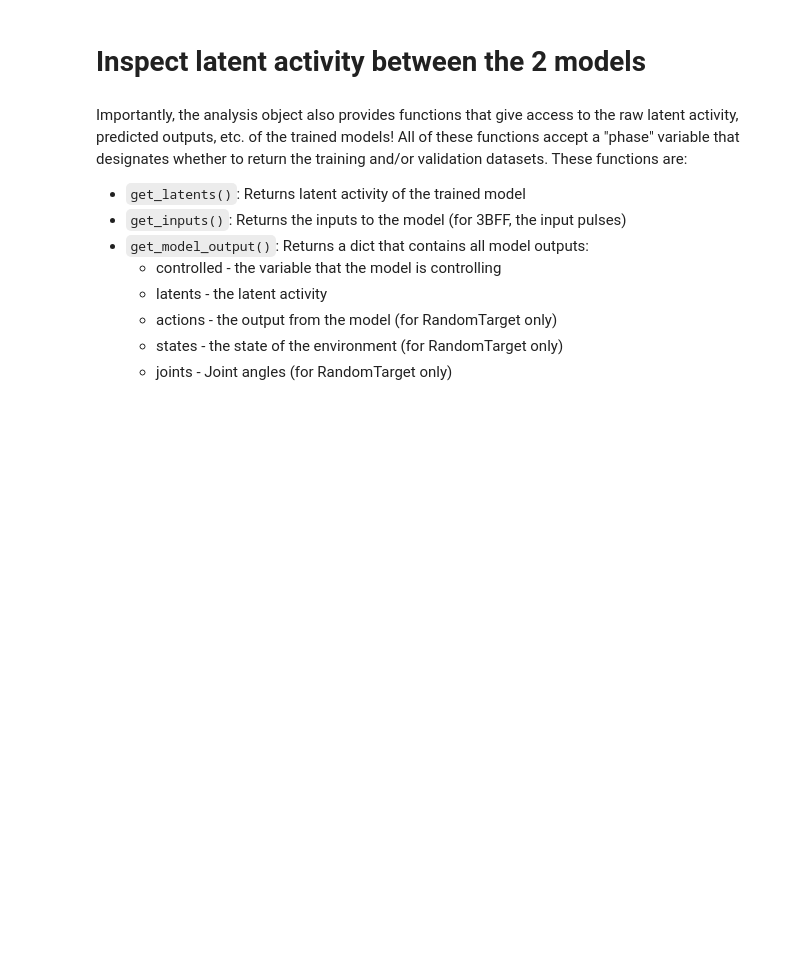
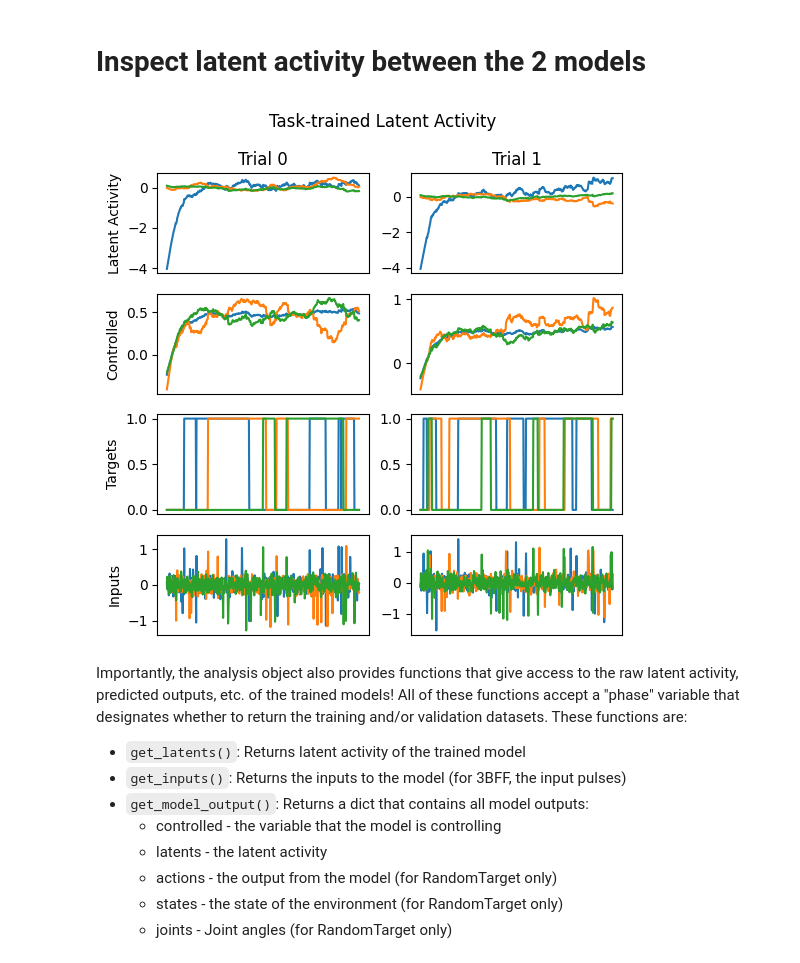
Before and after one commit to fajardgb/n-bitflipflop-ameretat, a Jupyter notebook: Copy_of_Group_2_Project.ipynb, the cells around one changed output. Saved outputs shown, nothing was run; the diff lists cells and outputs as text; code cells hidden in the pictures; blank space fills up the shorter version.

```diff
--- a/Copy_of_Group_2_Project.ipynb
+++ b/Copy_of_Group_2_Project.ipynb
@@ -115,7 +121,8 @@ for pl_log in pl_loggers:
 random.seed(2024)
 
 dotenv.load_dotenv(override=True)
-HOME_DIR = os.getenv("HOME_DIR")
+#HOME_DIR = os.getenv('HOME_DIR')
+HOME_DIR = '/content'
 if HOME_DIR is None:
     HOME_DIR = ""
 print(HOME_DIR)
@@ -285,11 +184,11 @@ INFO:pytorch_lightning.callbacks.model_summary:
 # %%
-# same thing here, import the saved NODE model
+#import the saved NODE model for 3bff
 
-dir = pathlib.Path(HOME_DIR) / "models_NODE"
+node_path = pathlib.Path(HOME_DIR) / 'n-bitflipflop-ameretat' / 'models' / 'models_NODE_3' / ""
 
 # import datamodule
-node_data_module = pickle.load(open(dir /'datamodule_sim.pkl', 'rb'))
+node_data_module = pickle.load(open(node_path / 'datamodule_sim.pkl', 'rb'))
 
-node_model = pickle.load(open(dir /'model.pkl', 'rb'))
+node_model = pickle.load(open(node_path / 'model.pkl', 'rb'))
 # %% [markdown]
 # **Inspect latent activity between the 2 models**
@@ -310,13 +208,15 @@ analysis_GRU_128.plot_trial_io(num_trials = 2)
 # %%
 # same as above but for NODE
 
-fpath_NODE = HOME_DIR + "models_NODE_3/"
+nodepath_with_slash = str(node_path) + '/'
 
 analysis_NODE = Analysis_TT(
     run_name = "NODE_3_3bff",
-    filepath = fpath_NODE)
+    filepath = nodepath_with_slash)
 
 analysis_NODE.plot_trial_io(num_trials = 2)
+# %% [output]
+[figure, added]
 # %% [markdown]
 Importantly, the analysis object also provides functions that give access to the raw latent activity, predicted outputs, etc. of the trained models! All of these functions accept a "phase" variable that designates whether to return the training and/or validation datasets.
 These functions are:
```
Also changed, not shown: parts of 23 cells of this notebook.
